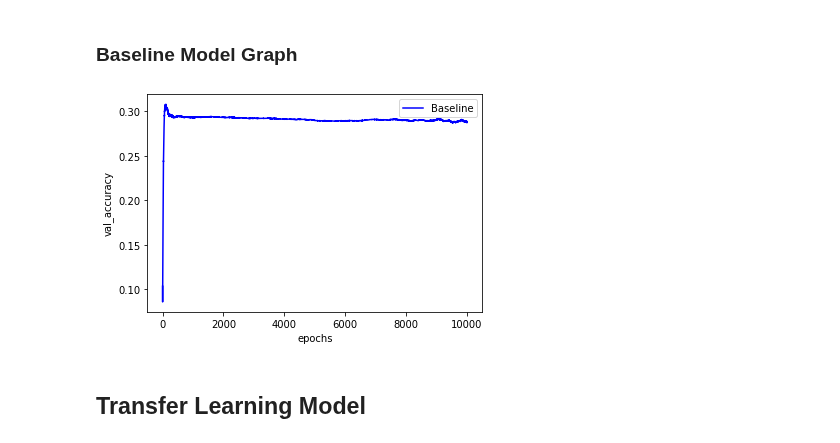
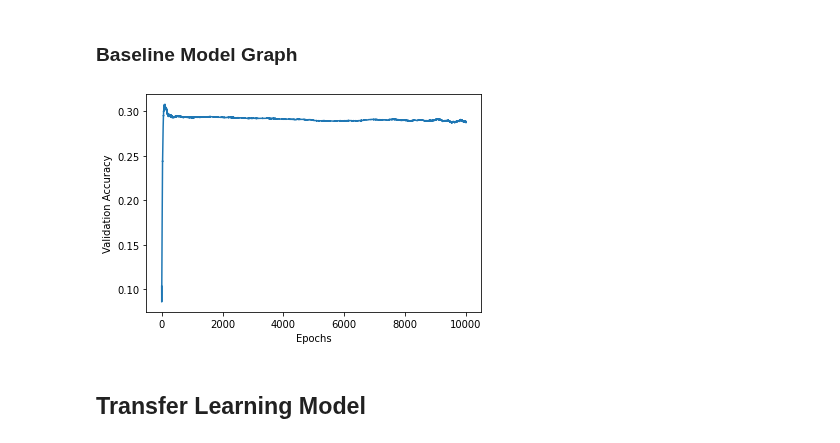
Before and after one commit to ram130849/Deep_Learning_Systems, a Jupyter notebook: TensorFlow/Sushant/DLS_Assignment_3_Part2.ipynb, the cells around one changed output. Saved outputs shown, nothing was run; the diff lists cells and outputs as text; code cells hidden in the pictures.

```diff
--- a/TensorFlow/Sushant/DLS_Assignment_3_Part2.ipynb
+++ b/TensorFlow/Sushant/DLS_Assignment_3_Part2.ipynb
@@ -291,13 +291,12 @@ Epoch 10000/10000
 # %% [markdown]
 ### Baseline Model Graph
 # %%
-plt.plot(range(1,10001),history_2.history['val_acc'],color='blue')
-plt.legend(['Baseline'])
-plt.xlabel('epochs')
-plt.ylabel('val_accuracy')
+plt.plot(range(1,10001),history_2.history['val_acc'])
+plt.xlabel('Epochs')
+plt.ylabel('Validation Accuracy')
 plt.show()
 # %% [output]
-[figure, old version]
+[figure, new version]
 # %%
 path_2= '/content/gdrive/MyDrive/DLS_Assignments/Models/assign3_part2_baseline_model.h5'
 baseline_model.save(path_2)
```
Also changed, not shown: parts of 1 cell of this notebook.
